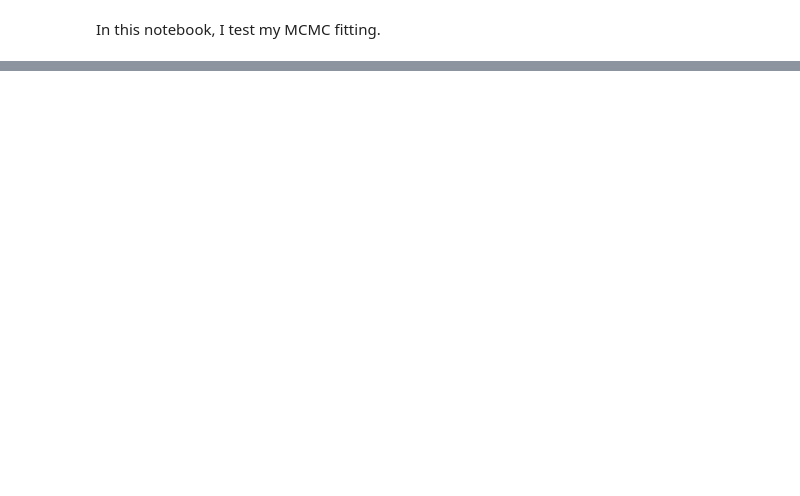
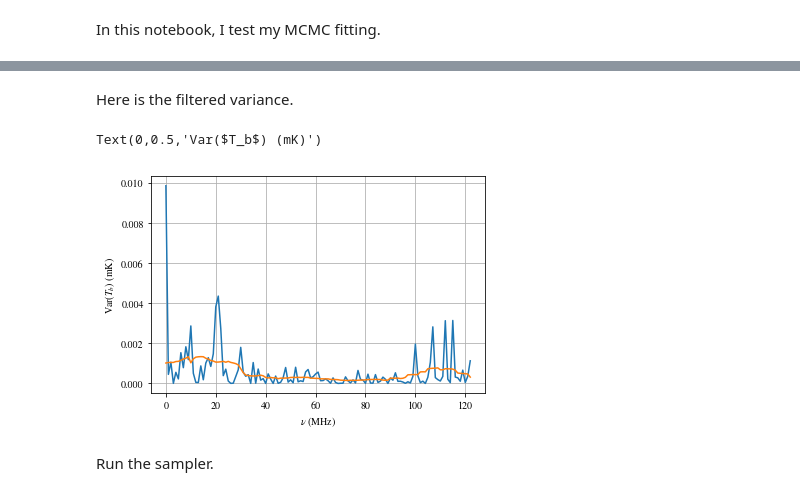
Before and after one commit to aewallwi/global_bh, a Jupyter notebook: examples/Analytic_MCMC.ipynb, the cells around one changed output, grey strips where cells are left out. Saved outputs shown, nothing was run; the diff lists cells and outputs as text; code cells hidden in the pictures; blank space fills up the shorter version.

```diff
--- a/examples/Analytic_MCMC.ipynb
+++ b/examples/Analytic_MCMC.ipynb
@@ -25,0 +28,13 @@ IOError: [Errno 2] No such file or directory: 'bowman_2018_data.csv'
+# %% [markdown]
+Here is the filtered variance.
+# %%
+plt.plot(np.abs(sampler.dtb)**2.)
+plt.plot(sampler.var_tb)
+plt.grid()
+plt.xlabel('$\\nu$ (MHz)')
+plt.ylabel('Var($T_b$) (mK)')
+# %% [output]
+Text(0,0.5,'Var($T_b$) (mK)')
+[figure, added]
+# %% [markdown]
+Run the sampler.
```
Also changed, not shown: parts of 11 cells of this notebook, 3 other files.
